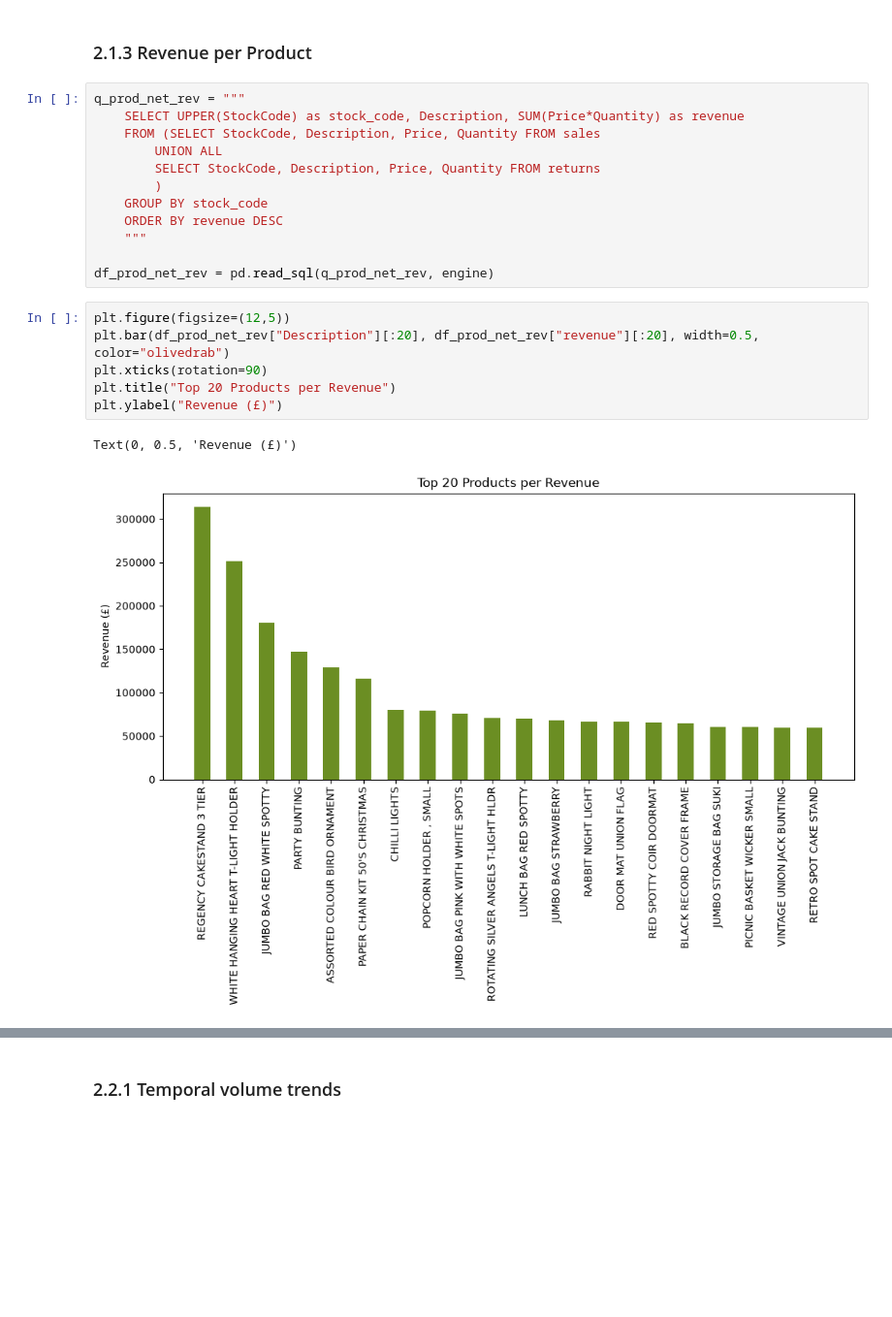
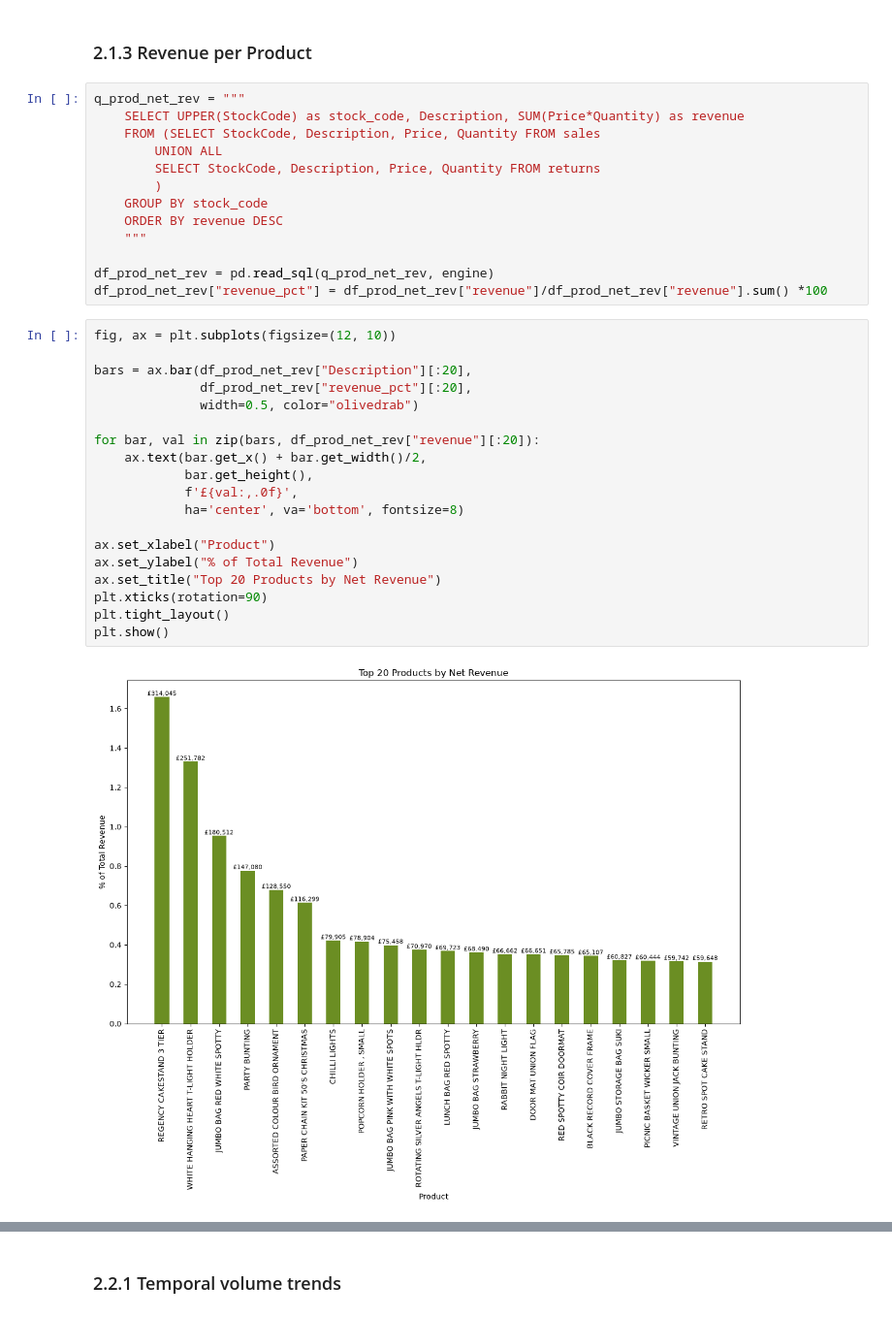
Before and after one commit to Sara-Munafo/retail-sales-analysis, a Jupyter notebook: notebooks/02_analysis.ipynb, the cells around one changed output, grey strips where cells are left out. Shown at 97% size. Saved outputs shown, nothing was run; the diff lists cells and outputs as text; blank space fills up the shorter version.

```diff
--- a/notebooks/02_analysis.ipynb
+++ b/notebooks/02_analysis.ipynb
@@ -165,12 +198,25 @@ q_prod_net_rev = """
     """
 
 df_prod_net_rev = pd.read_sql(q_prod_net_rev, engine)
+df_prod_net_rev["revenue_pct"] = df_prod_net_rev["revenue"]/df_prod_net_rev["revenue"].sum() *100
-# %%
-plt.figure(figsize=(12,5))
-plt.bar(df_prod_net_rev["Description"][:20], df_prod_net_rev["revenue"][:20], width=0.5, color="olivedrab")
-plt.xticks(rotation=90)
-plt.title("Top 20 Products per Revenue")
-plt.ylabel("Revenue (£)")
-# %% [output]
-Text(0, 0.5, 'Revenue (£)')
-[figure, removed]
+# %%
+fig, ax = plt.subplots(figsize=(12, 10))
+
+bars = ax.bar(df_prod_net_rev["Description"][:20],
+              df_prod_net_rev["revenue_pct"][:20],
+              width=0.5, color="olivedrab")
+
+for bar, val in zip(bars, df_prod_net_rev["revenue"][:20]):
+    ax.text(bar.get_x() + bar.get_width()/2,
+            bar.get_height(),
+            f'£{val:,.0f}',
+            ha='center', va='bottom', fontsize=8)
+
+ax.set_xlabel("Product")
+ax.set_ylabel("% of Total Revenue")
+ax.set_title("Top 20 Products by Net Revenue")
+plt.xticks(rotation=90)
+plt.tight_layout()
+plt.show()
+# %% [output]
+[figure, added]
```
Also changed, not shown: parts of 40 cells of this notebook.
